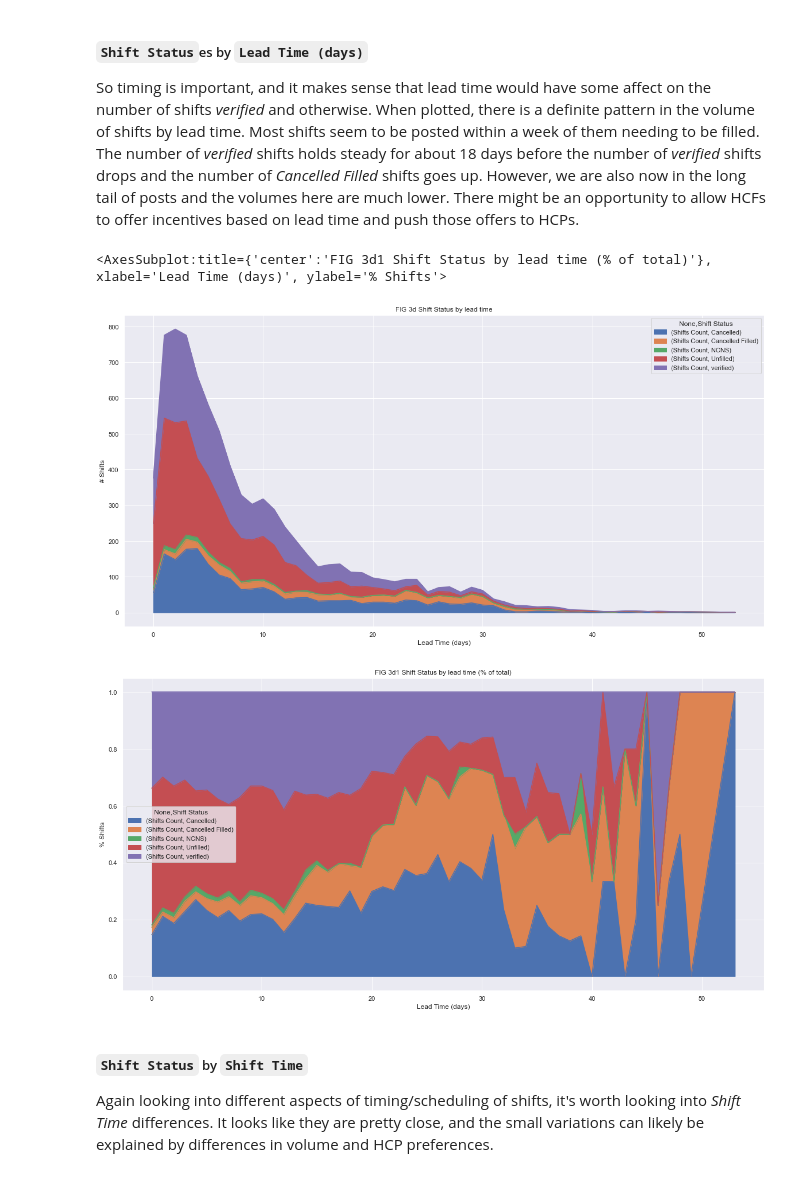
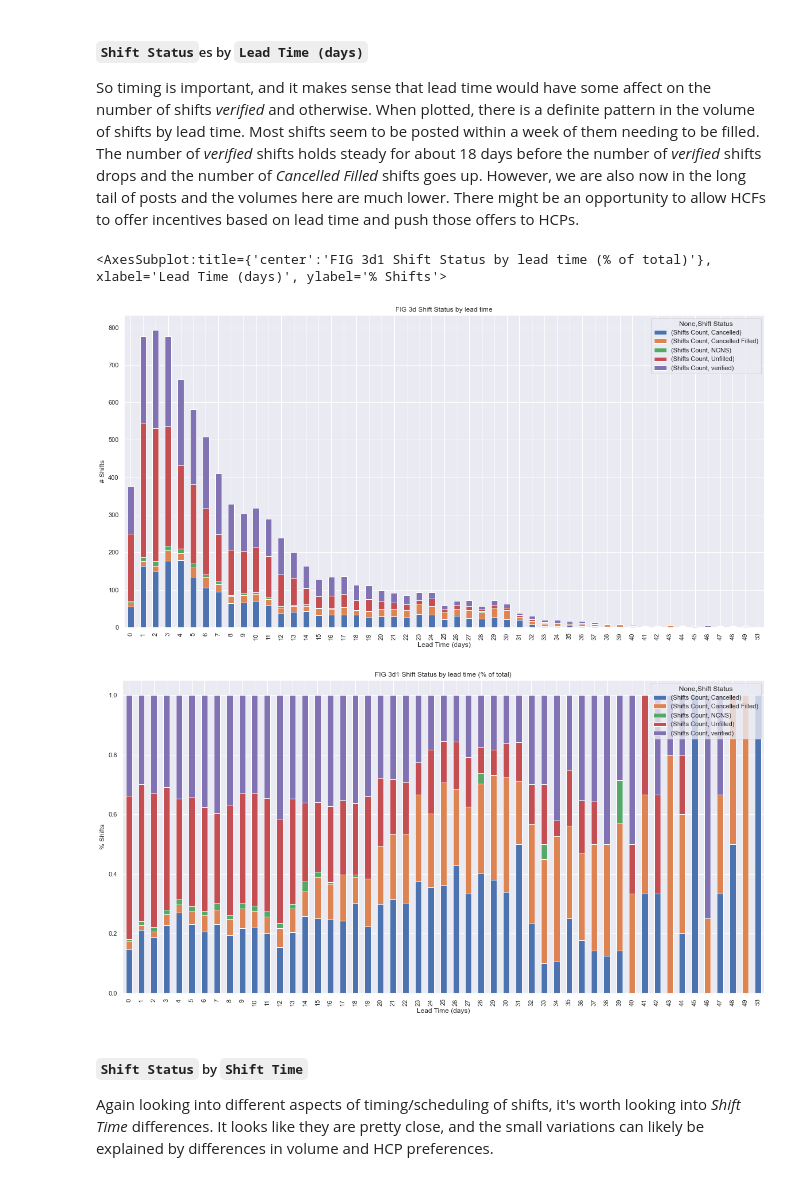
Before and after one commit to bootstrapt/clipboard-health-wbd-notebook, a Jupyter notebook: pricing_wbd.ipynb, the cells around one changed output. Saved outputs shown, nothing was run; the diff lists cells and outputs as text; code cells hidden in the pictures.

```diff
--- a/pricing_wbd.ipynb
+++ b/pricing_wbd.ipynb
@@ -581,16 +587,16 @@ So timing is important, and it makes sense that lead time would have some affect
 # %%
 # FIG 3d Shift Status by lead time (days)
 shift_status_by_lead_time = tr_shift_data[['Lead Time (days)', 'Shift Status']].value_counts().rename('Shifts Count').to_frame()
 shift_status_by_lead_time_pt = shift_status_by_lead_time.pivot_table(index=['Lead Time (days)'], columns=['Shift Status'], values=['Shifts Count'], aggfunc=np.sum).fillna(0.0).apply(np.int64)
-shift_status_by_lead_time_pt.plot.area(figsize=(20,10), stacked=True, ylabel='# Shifts', title='FIG 3d Shift Status by lead time')
+shift_status_by_lead_time_pt.plot.bar(figsize=(20,10), stacked=True, ylabel='# Shifts', title='FIG 3d Shift Status by lead time')
 
 # FIG 3d1 Shift Status by lead time (days) (% of total)
 shift_status_by_lead_time_pt = shift_status_by_lead_time_pt.divide(shift_status_by_lead_time_pt.sum(axis=1), axis=0)
-shift_status_by_lead_time_pt.plot.area(figsize=(20,10), stacked=True, ylabel='% Shifts', title='FIG 3d1 Shift Status by lead time (% of total)')
+shift_status_by_lead_time_pt.plot.bar(figsize=(20,10), stacked=True, ylabel='% Shifts', title='FIG 3d1 Shift Status by lead time (% of total)')
 # %% [output]
 <AxesSubplot:title={'center':'FIG 3d1 Shift Status by lead time (% of total)'}, xlabel='Lead Time (days)', ylabel='% Shifts'>
-[figure, old version]
+[figure, new version]
-[figure, old version]
+[figure, new version]
 # %% [markdown]
 ##### `Shift Status` by `Shift Time`
 Again looking into different aspects of timing/scheduling of shifts, it's worth looking into _Shift Time_ differences. It looks like they are pretty close, and the small variations can likely be explained by differences in volume and HCP preferences.
```
Also changed, not shown: parts of 15 cells of this notebook.
